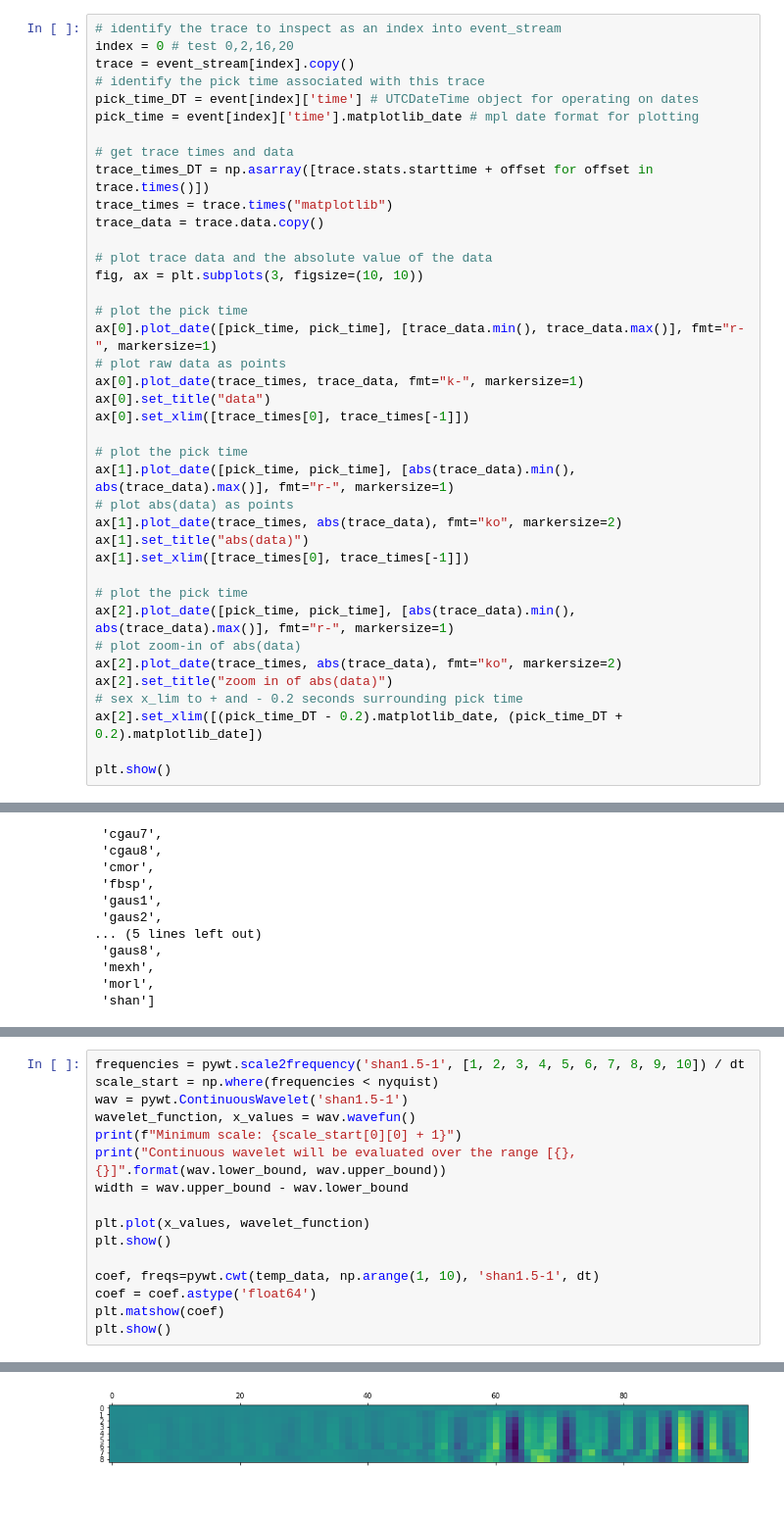
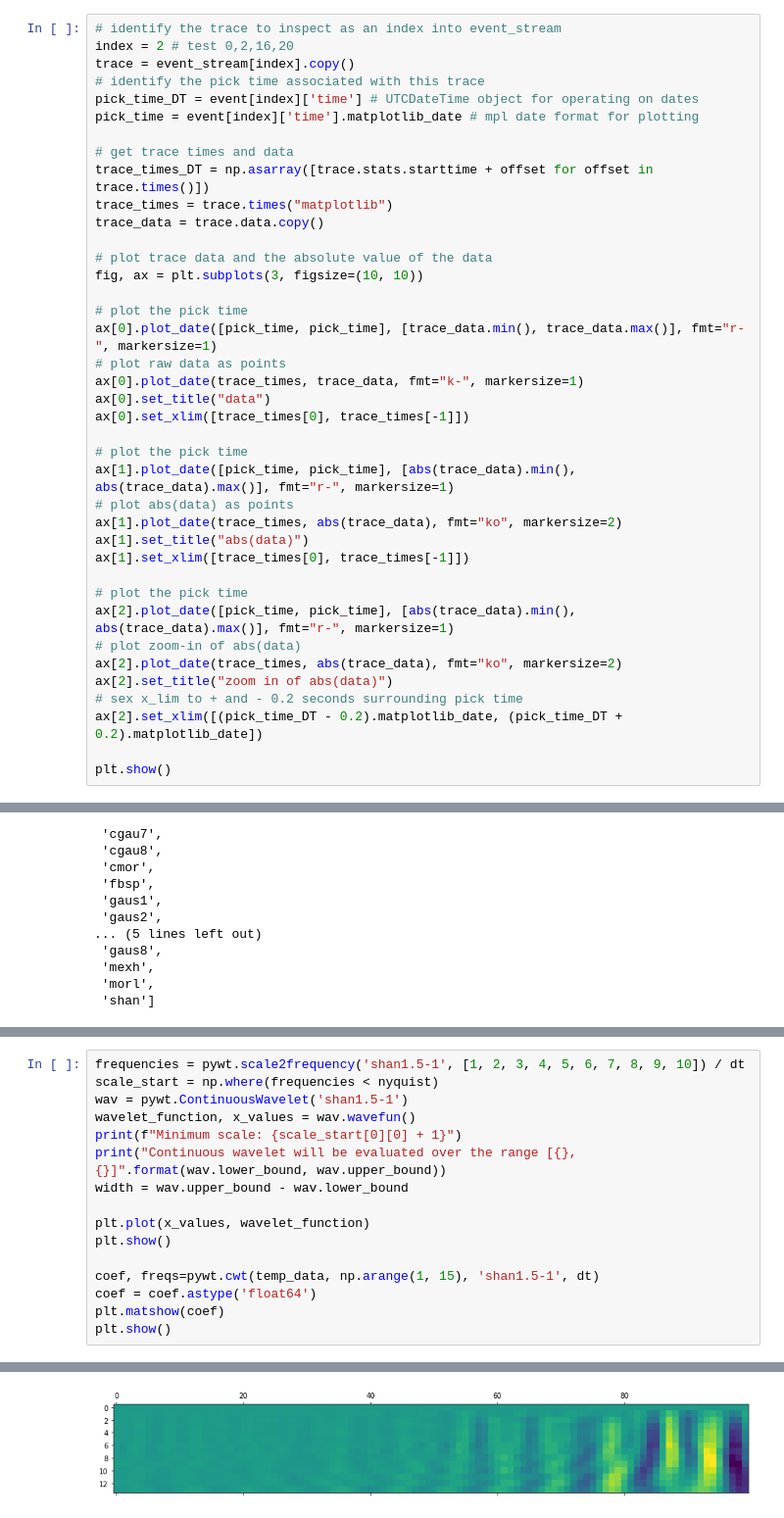
Before and after one commit to tjnewton/sigpig, a Jupyter notebook: examples/explore_Trace.ipynb, the cells around one changed output, grey strips where cells are left out. Shown: that part at 98% size. Drawn from its saved outputs; the diff is of its cells as text.

```diff
--- a/examples/explore_Trace.ipynb
+++ b/examples/explore_Trace.ipynb
@@ -132,7 +132,7 @@ fig.tight_layout()
 [figure]
 # %%
 # identify the trace to inspect as an index into event_stream
-index = 0 # test 0,2,16,20
+index = 2 # test 0,2,16,20
 trace = event_stream[index].copy()
 # identify the pick time associated with this trace
 pick_time_DT = event[index]['time'] # UTCDateTime object for operating on dates
@@ -489,24 +491,24 @@ plt.show()
 # %%
 frequencies = pywt.scale2frequency('shan1.5-1', [1, 2, 3, 4, 5, 6, 7, 8, 9, 10]) / dt
 scale_start = np.where(frequencies < nyquist)
 wav = pywt.ContinuousWavelet('shan1.5-1')
 wavelet_function, x_values = wav.wavefun()
 print(f"Minimum scale: {scale_start[0][0] + 1}")
 print("Continuous wavelet will be evaluated over the range [{}, {}]".format(wav.lower_bound, wav.upper_bound))
 width = wav.upper_bound - wav.lower_bound
 
 plt.plot(x_values, wavelet_function)
 plt.show()
 
-coef, freqs=pywt.cwt(temp_data, np.arange(1, 10), 'shan1.5-1', dt)
+coef, freqs=pywt.cwt(temp_data, np.arange(1, 15), 'shan1.5-1', dt)
 coef = coef.astype('float64')
 plt.matshow(coef)
 plt.show()
 # %% [output]
 Minimum scale: 1
 Continuous wavelet will be evaluated over the range [-20.0, 20.0]
 [figure]
-[figure, old version]
+[figure, new version]
 # %%
 plt.imshow(coef, extent=[0, 100, 1, 15], cmap='PRGn', aspect='auto', vmax=abs(coef).max(), vmin=-abs(coef).max())
 plt.show()
```
Also changed, not shown: parts of 7 cells of this notebook.
